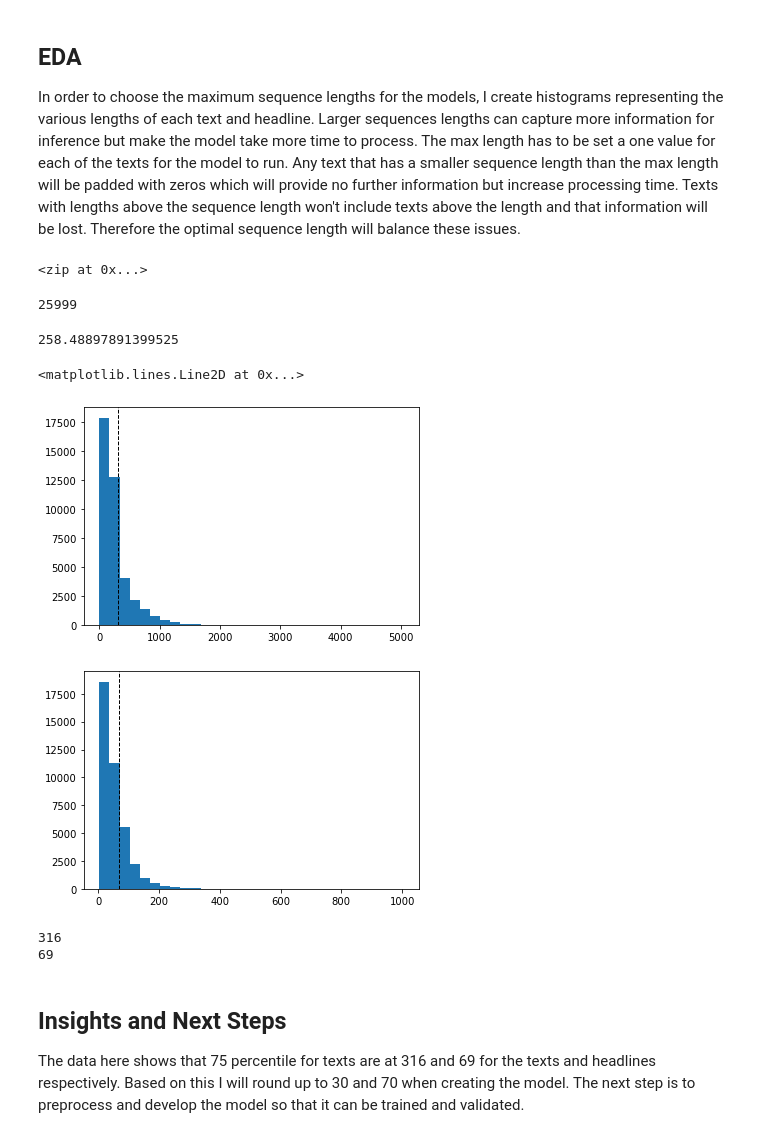
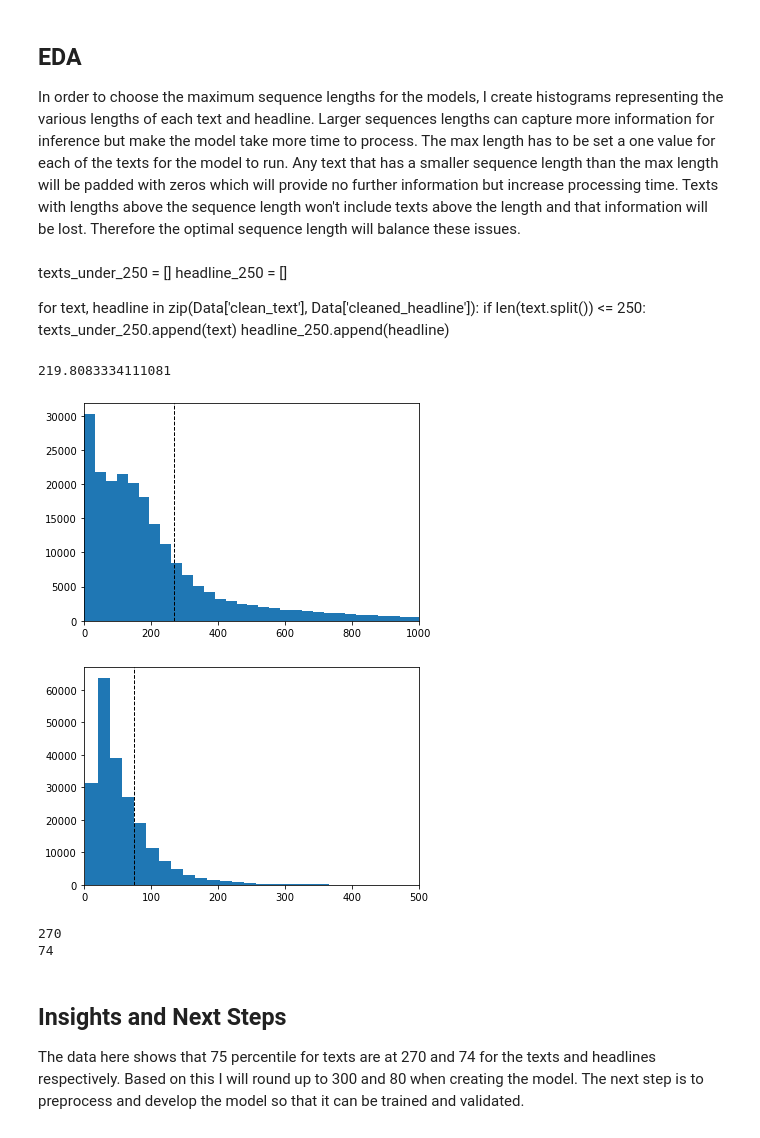
Before and after one commit to Nella796/Springboard_Capstone3, a Jupyter notebook: Wikihow Data Wrangling and EDA.ipynb, the cells around one changed output. Cells and saved outputs as stored; diff of their text form; code cells hidden in the pictures.

Commit message:
added final wrangling and preprocessing

```diff
--- a/Wikihow Data Wrangling and EDA.ipynb
+++ b/Wikihow Data Wrangling and EDA.ipynb
@@ -17,6 +17,6 @@ The Wikihow dataset was compiled with the purpose of it being used for abstract
 # %%
 # Importing the data
-Data = pd.read_csv('Data/wikihowAll.csv', nrows = 40000)
+Data = pd.read_csv('Data/wikihowAll.csv')
 Data.head()
 # %% [output]
 |  | headline | title | text |
@@ -161,7 +161,3 @@ for text in Data['clean_text']:
 
 for headline in Data['cleaned_headline']:
     headline_word_count.append(len(headline.split()))
-# %%
-zip(Data['clean_text'], Data['cleaned_headline'])
-# %% [output]
-<zip at 0x...>
@@ -177,34 +164,38 @@ for text, headline in zip(Data['clean_text'], Data['cleaned_headline']):
-# %%
-len(texts_under_250)
-len(headline_250)
-# %% [output]
-25999
+# %% [markdown]
+texts_under_250 = []
+headline_250 = []
+
+
+for text, headline in zip(Data['clean_text'], Data['cleaned_headline']):
+    if len(text.split()) <= 250:
+        texts_under_250.append(text)
+        headline_250.append(headline)
 # %%
 np.mean(text_word_count)
 # %% [output]
-258.48897891399525
+219.8083334111081
 # %%
-plt.hist(text_word_count, bins = 30)
+plt.hist(text_word_count, bins = 200)
+plt.xlim(0,1000)
 plt.axvline(np.quantile(text_word_count,.75), color='k', linestyle='dashed', linewidth=1)
 # %% [output]
-<matplotlib.lines.Line2D at 0x...>
-[figure, old version]
+[figure, new version]
 # %%
-plt.hist(headline_word_count, bins = 30)
+plt.hist(headline_word_count, bins = 200)
+plt.xlim(0,500)
 plt.axvline(np.quantile(headline_word_count, .75), color='k', linestyle='dashed', linewidth=1)
-plt.savefig('images/headline_histogram1')
 # %% [output]
-[figure, old version]
+[figure, new version]
 # %%
 max_len_text = int(np.quantile(text_word_count, .75))
 max_len_headline = int(np.quantile(headline_word_count, .75))
 print(max_len_text)
 print(max_len_headline)
 # %% [output]
-316
-69
+270
+74
 # %% [markdown]
 ## Insights and Next Steps
-The data here shows that 75 percentile for texts are at 316 and 69 for the texts and headlines respectively. Based on this I will round up to 30 and 70 when creating the model. The next step is to preprocess and develop the model so that it can be trained and validated.
+The data here shows that 75 percentile for texts are at 270 and 74 for the texts and headlines respectively. Based on this I will round up to 300 and 80 when creating the model. The next step is to preprocess and develop the model so that it can be trained and validated.
 # %%
 # Saving the data
```
Also changed, not shown: parts of 3 cells of this notebook, 4 other files.
